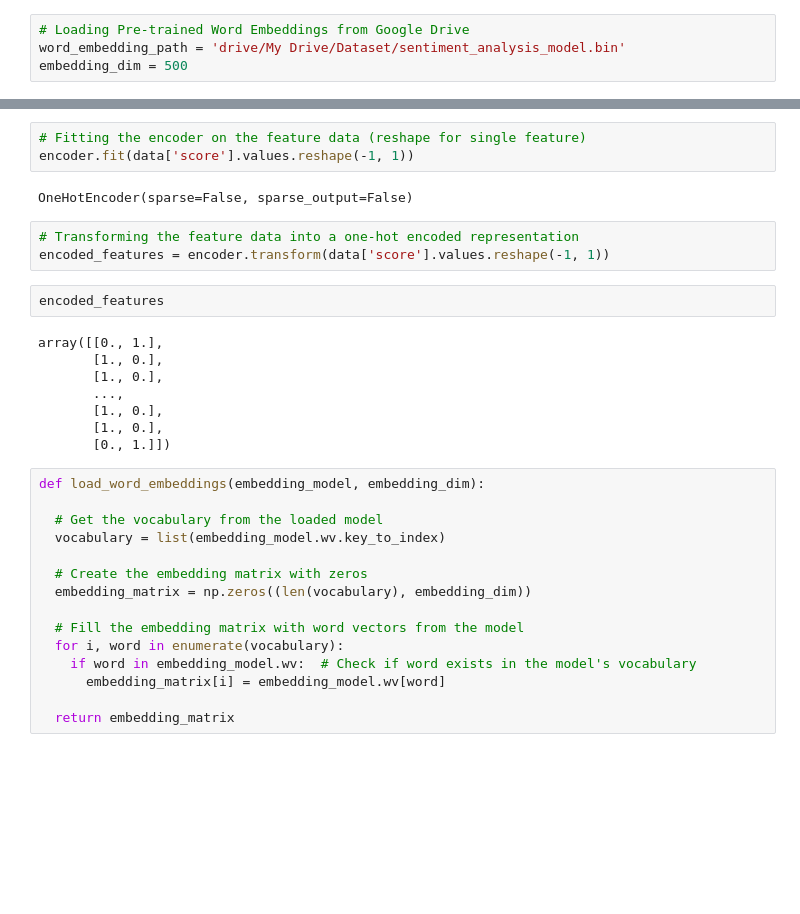
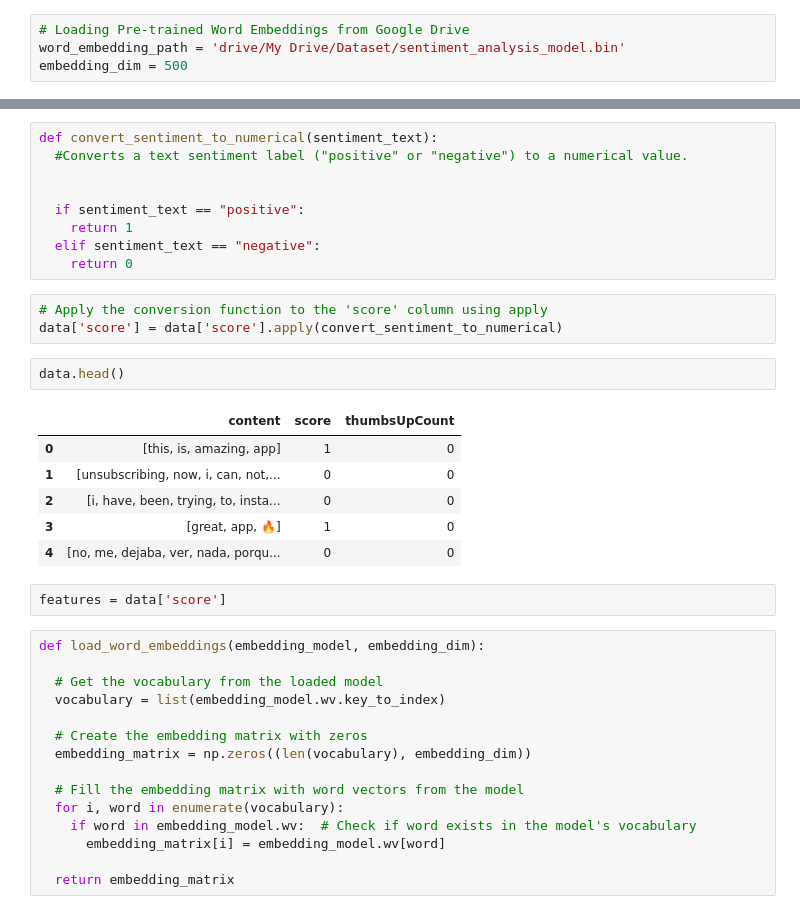
Before and after one commit to adkprakash/sentiment_analysis, a Jupyter notebook: sentiment_analysis.ipynb, the cells around one changed output, grey strips where cells are left out. Cells and saved outputs as stored; diff of their text form; blank space fills up the shorter version.

```diff
--- a/sentiment_analysis.ipynb
+++ b/sentiment_analysis.ipynb
@@ -388,21 +376,26 @@ encoder = OneHotEncoder(sparse=False)
-# %%
-# Fitting the encoder on the feature data (reshape for single feature)
-encoder.fit(data['score'].values.reshape(-1, 1))
-# %% [output]
-OneHotEncoder(sparse=False, sparse_output=False)
-# %%
-# Transforming the feature data into a one-hot encoded representation
-encoded_features = encoder.transform(data['score'].values.reshape(-1, 1))
-# %%
-encoded_features
-# %% [output]
-array([[0., 1.],
-       [1., 0.],
-       [1., 0.],
-       ...,
-       [1., 0.],
-       [1., 0.],
-       [0., 1.]])
+# %%
+def convert_sentiment_to_numerical(sentiment_text):
+  #Converts a text sentiment label ("positive" or "negative") to a numerical value.
+
+
+  if sentiment_text == "positive":
+    return 1
+  elif sentiment_text == "negative":
+    return 0
+# %%
+# Apply the conversion function to the 'score' column using apply
+data['score'] = data['score'].apply(convert_sentiment_to_numerical)
+# %%
+data.head()
+# %% [output]
+|  | content | score | thumbsUpCount |
+| 0 | [this, is, amazing, app] | 1 | 0 |
+| 1 | [unsubscribing, now, i, can, not,... | 0 | 0 |
+| 2 | [i, have, been, trying, to, insta... | 0 | 0 |
+| 3 | [great, app, 🔥] | 1 | 0 |
+| 4 | [no, me, dejaba, ver, nada, porqu... | 0 | 0 |
+# %%
+features = data['score']
 # %%
 def load_word_embeddings(embedding_model, embedding_dim):
 
```
Also changed, not shown: parts of 30 cells of this notebook.
